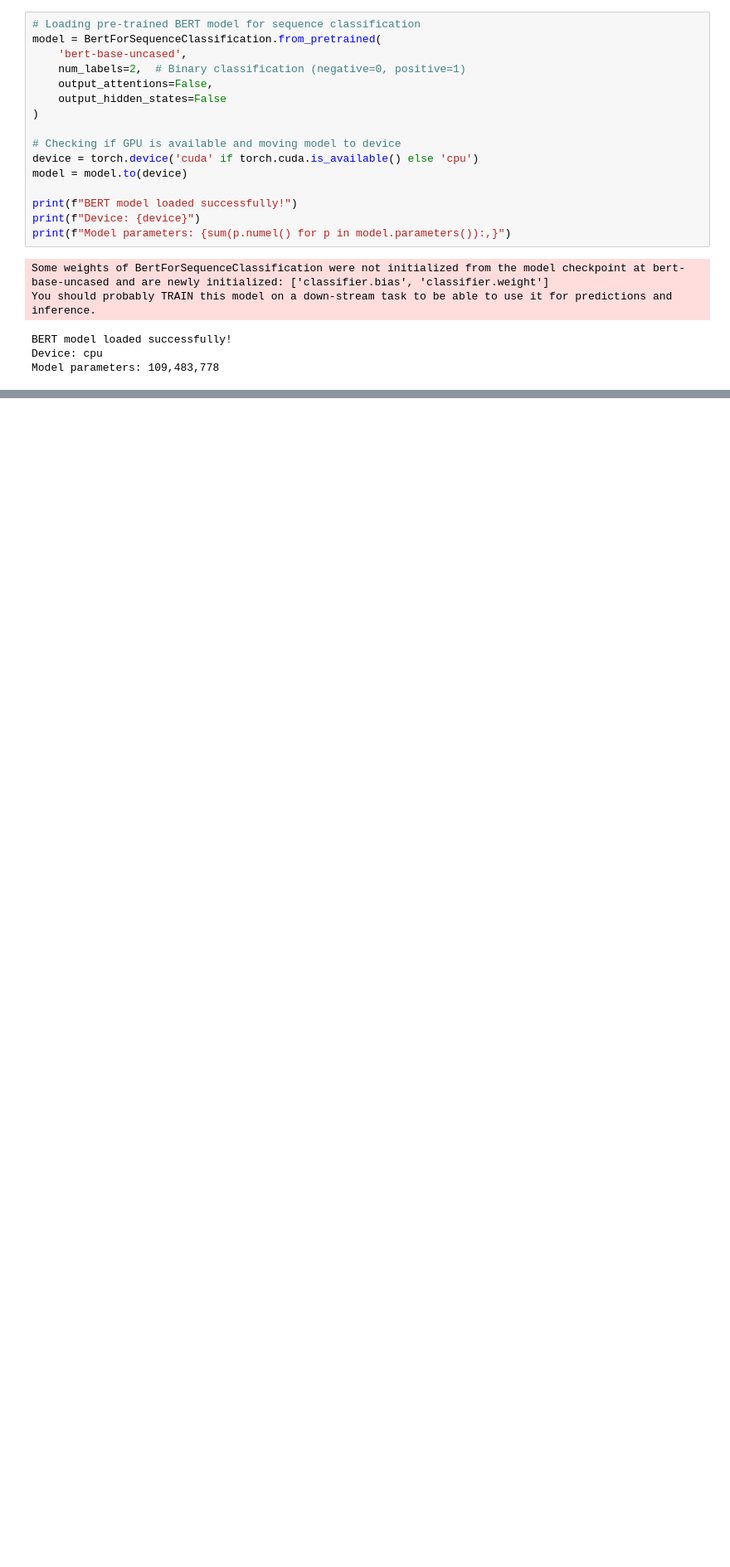
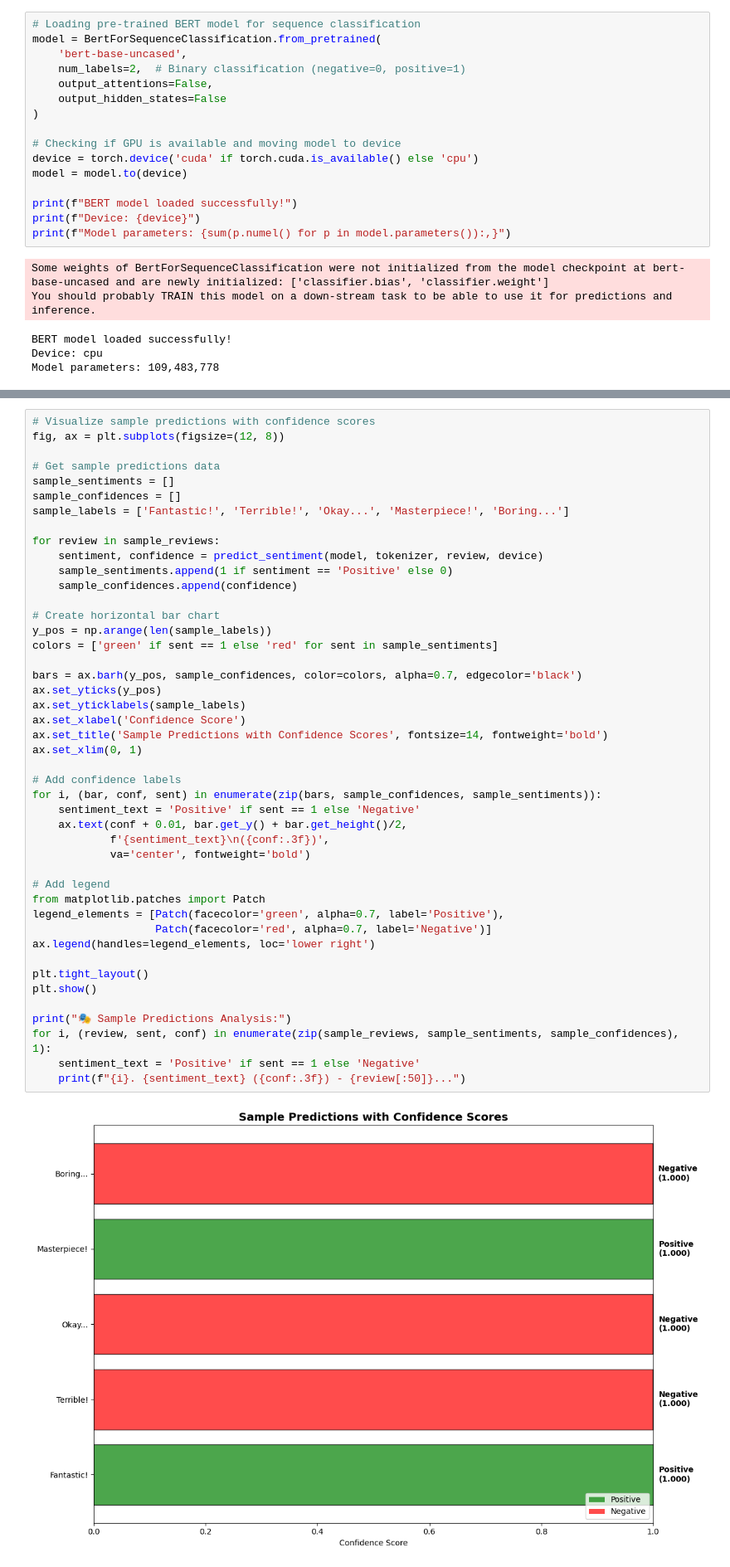
Before and after one commit to Ajmaljalal/Semester_four, a Jupyter notebook: AAI_520/AAI_520_Assignment_3.1.ipynb, the cells around one changed output, grey strips where cells are left out. Shown: that part at 83% size. Saved outputs shown, nothing was run; the diff lists cells and outputs as text; blank space fills up the shorter version.

```diff
--- a/AAI_520/AAI_520_Assignment_3.1.ipynb
+++ b/AAI_520/AAI_520_Assignment_3.1.ipynb
@@ -369,0 +723,47 @@ Starting BERT fine-tuning...
+# %%
+# Visualize sample predictions with confidence scores
+fig, ax = plt.subplots(figsize=(12, 8))
+
+# Get sample predictions data
+sample_sentiments = []
+sample_confidences = []
+sample_labels = ['Fantastic!', 'Terrible!', 'Okay...', 'Masterpiece!', 'Boring...']
+
+for review in sample_reviews:
+    sentiment, confidence = predict_sentiment(model, tokenizer, review, device)
+    sample_sentiments.append(1 if sentiment == 'Positive' else 0)
+    sample_confidences.append(confidence)
+
+# Create horizontal bar chart
+y_pos = np.arange(len(sample_labels))
+colors = ['green' if sent == 1 else 'red' for sent in sample_sentiments]
+
+bars = ax.barh(y_pos, sample_confidences, color=colors, alpha=0.7, edgecolor='black')
+ax.set_yticks(y_pos)
+ax.set_yticklabels(sample_labels)
+ax.set_xlabel('Confidence Score')
+ax.set_title('Sample Predictions with Confidence Scores', fontsize=14, fontweight='bold')
+ax.set_xlim(0, 1)
+
+# Add confidence labels
+for i, (bar, conf, sent) in enumerate(zip(bars, sample_confidences, sample_sentiments)):
+    sentiment_text = 'Positive' if sent == 1 else 'Negative'
+    ax.text(conf + 0.01, bar.get_y() + bar.get_height()/2,
+            f'{sentiment_text}\n({conf:.3f})',
+            va='center', fontweight='bold')
+
+# Add legend
+from matplotlib.patches import Patch
+legend_elements = [Patch(facecolor='green', alpha=0.7, label='Positive'),
+                   Patch(facecolor='red', alpha=0.7, label='Negative')]
+ax.legend(handles=legend_elements, loc='lower right')
+
+plt.tight_layout()
+plt.show()
+
+print("🎭 Sample Predictions Analysis:")
+for i, (review, sent, conf) in enumerate(zip(sample_reviews, sample_sentiments, sample_confidences), 1):
+    sentiment_text = 'Positive' if sent == 1 else 'Negative'
+    print(f"{i}. {sentiment_text} ({conf:.3f}) - {review[:50]}...")
+# %% [output]
+[figure, added]
```
Also changed, not shown: parts of 24 cells of this notebook, 1 other file.
